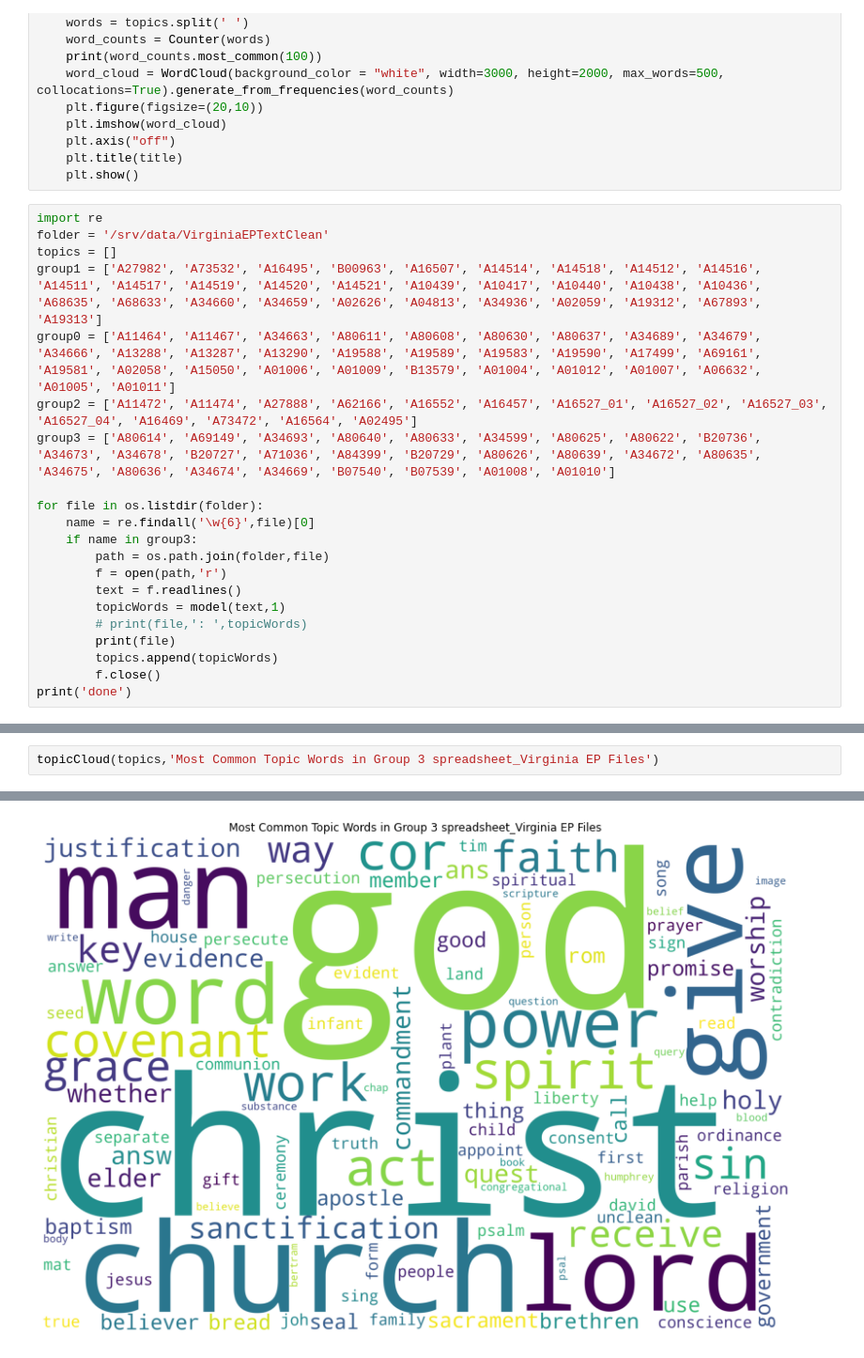
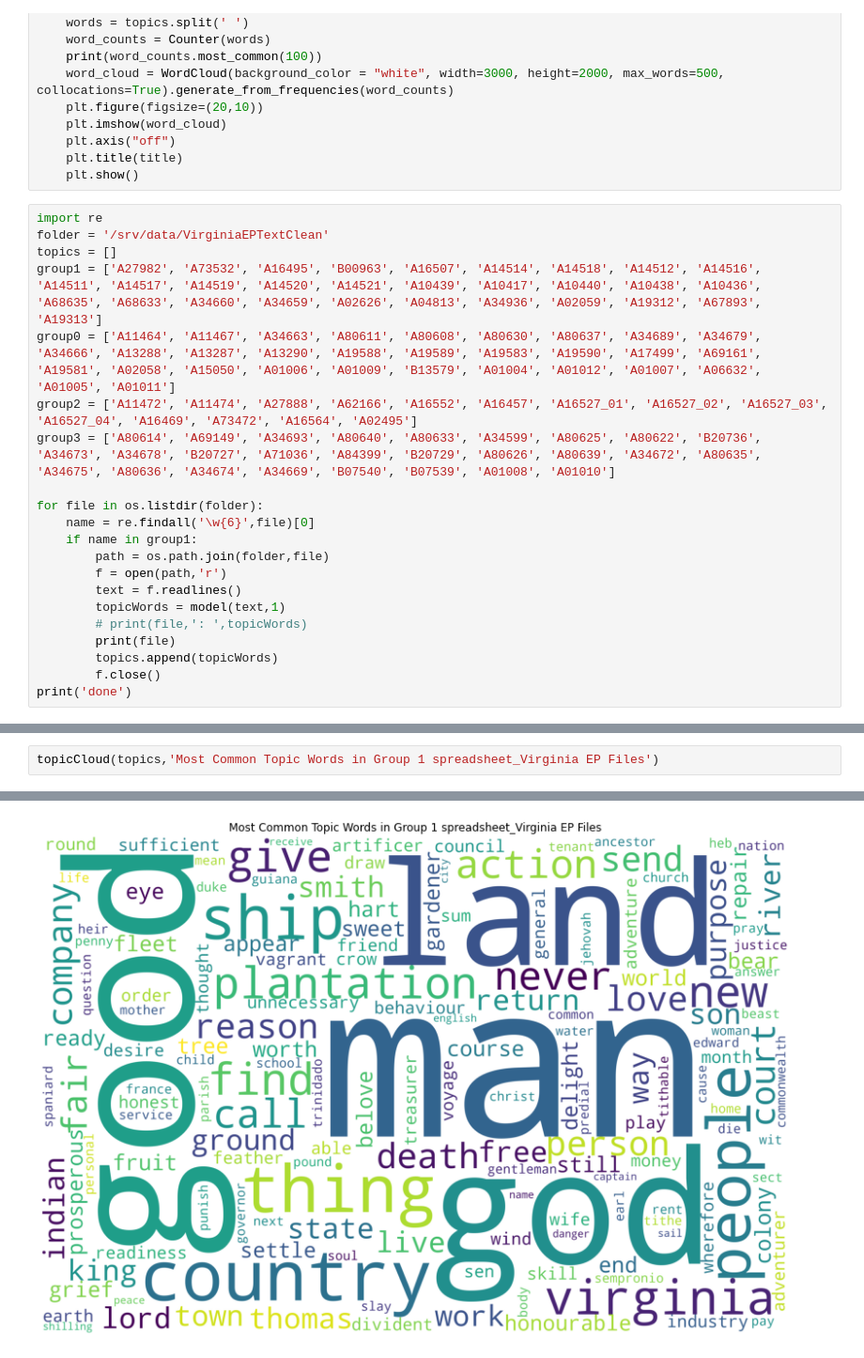
Before and after one commit to amycweng/ECBC-Data-2022, a Jupyter notebook: topics.ipynb, the cells around one changed output, grey strips where cells are left out. Shown: that part at 94% size. Drawn from its saved outputs; the diff is of its cells as text.

```diff
--- a/topics.ipynb
+++ b/topics.ipynb
@@ -43,7 +43,7 @@ group3 = ['A80614', 'A69149', 'A34693', 'A80640', 'A80633', 'A34599', 'A80625',
 
 for file in os.listdir(folder):
     name = re.findall('\w{6}',file)[0]
-    if name in group3:
+    if name in group1:
         path = os.path.join(folder,file)
         f = open(path,'r')
         text = f.readlines()
@@ -78,3 +74,3 @@ len(group3)
 # %%
-topicCloud(topics,'Most Common Topic Words in Group 3 spreadsheet_Virginia EP Files')
+topicCloud(topics,'Most Common Topic Words in Group 1 spreadsheet_Virginia EP Files')
 # %% [output]
@@ -82 +78 @@ topicCloud(topics,'Most Common Topic Words in Group 3 spreadsheet_Virginia EP Fi
-[figure, old version]
+[figure, new version]
```
Also changed, not shown: parts of 3 cells of this notebook, 4 other files.
